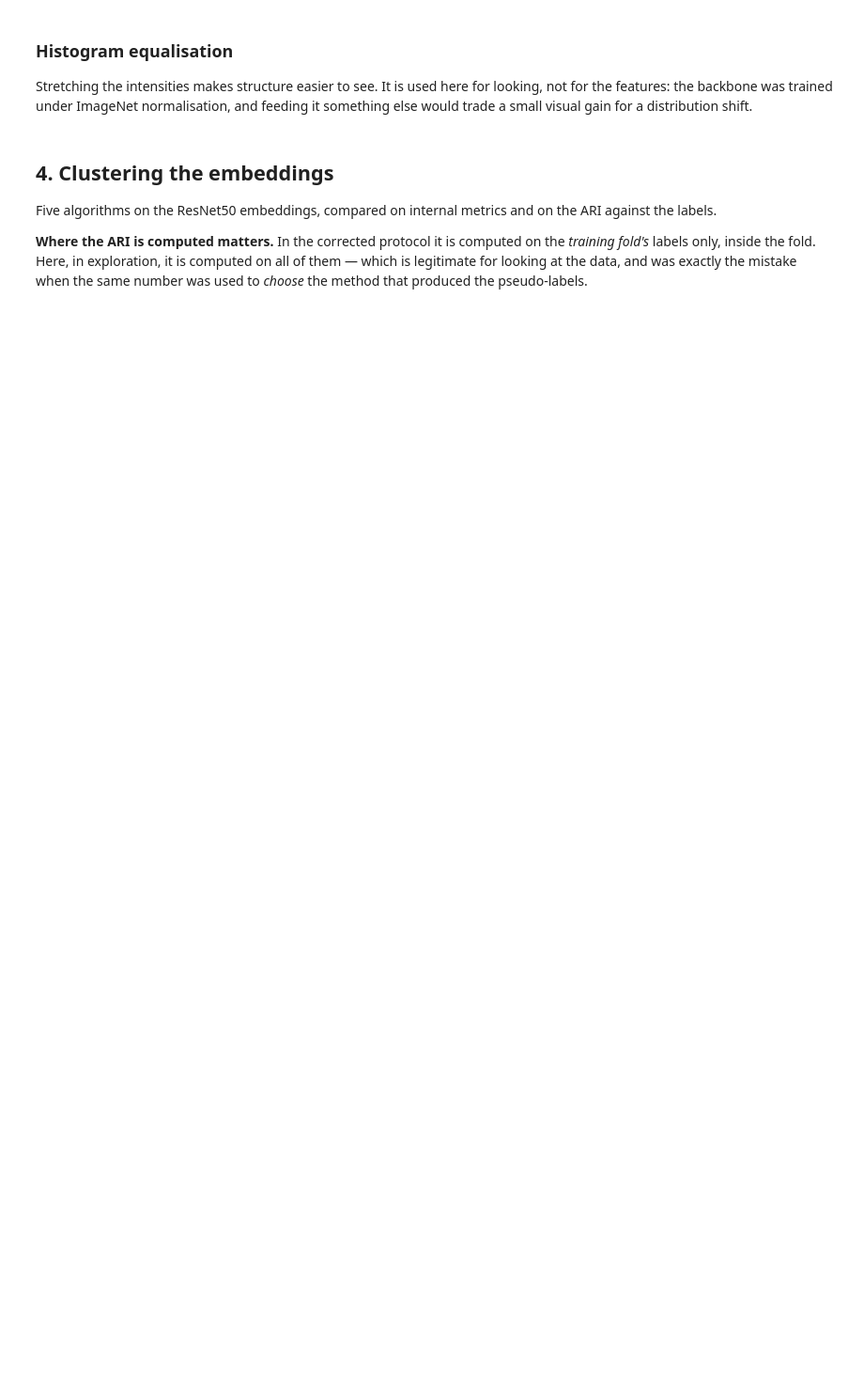
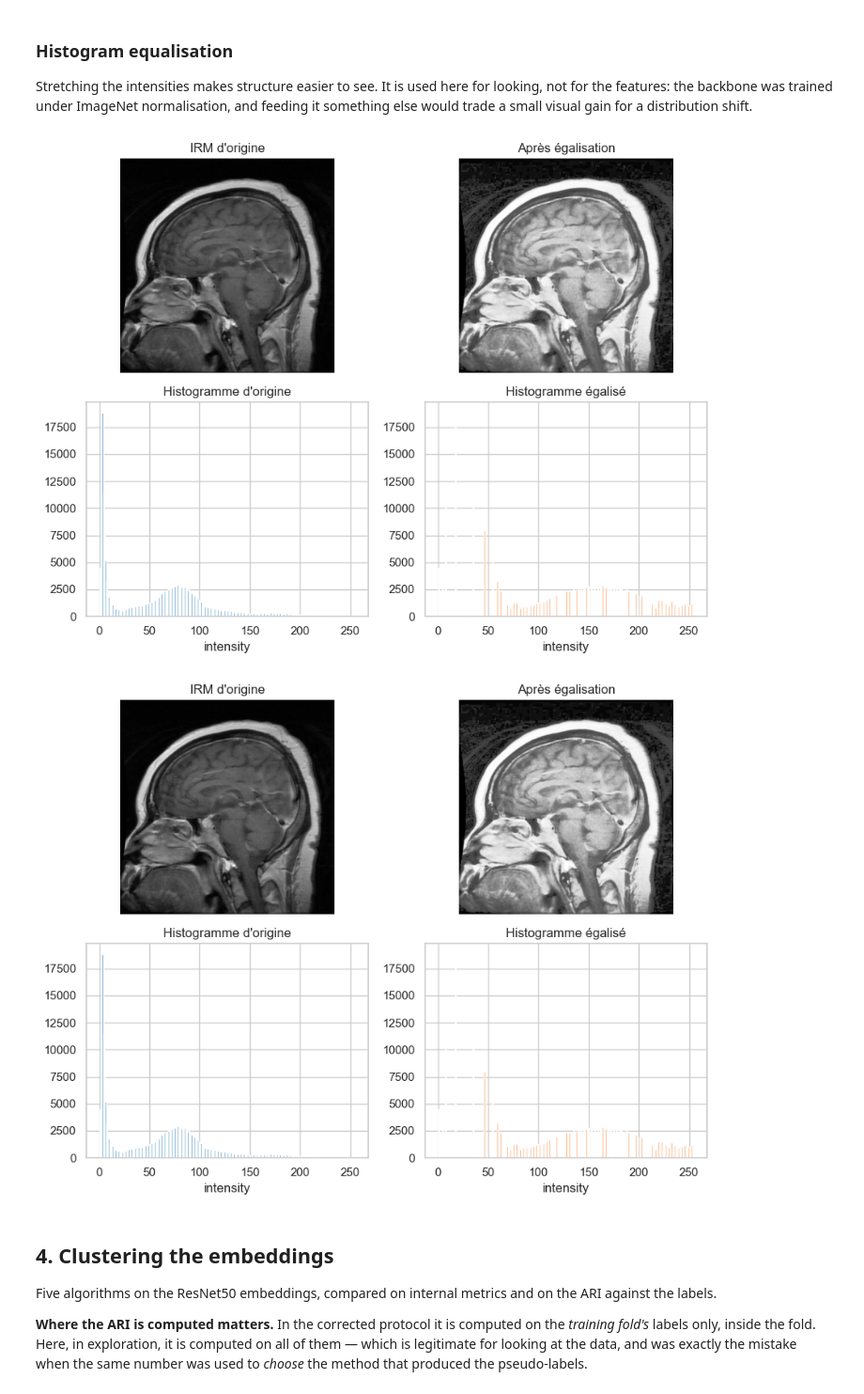
Before and after one commit to BenoitJT-GIRARD/lab-mri-semisupervised, a Jupyter notebook: notebooks/01_dataset_and_clustering.ipynb, the cells around one changed output. Shown at 94% size. Saved outputs shown, nothing was run; the diff lists cells and outputs as text; code cells hidden in the pictures; blank space fills up the shorter version.

```diff
--- a/notebooks/01_dataset_and_clustering.ipynb
+++ b/notebooks/01_dataset_and_clustering.ipynb
@@ -96,9 +129,12 @@ Stretching the intensities makes structure easier to see. It is used here for lo
 for the features: the backbone was trained under ImageNet normalisation, and feeding it
 something else would trade a small visual gain for a distribution shift.
 # %%
-from mri_semisupervised.viz.plots import plot_equalization_demo
+from mri_semisupervised.viz.plots import plot_equalization
 
-plot_equalization_demo(sample["path"].iloc[0])
+plot_equalization(sample["path"].iloc[0])
+# %% [output]
+[figure, added]
+[figure, added]
 # %% [markdown]
 ## 4. Clustering the embeddings
 
```
Also changed, not shown: parts of 7 cells of this notebook, 4 other files.
